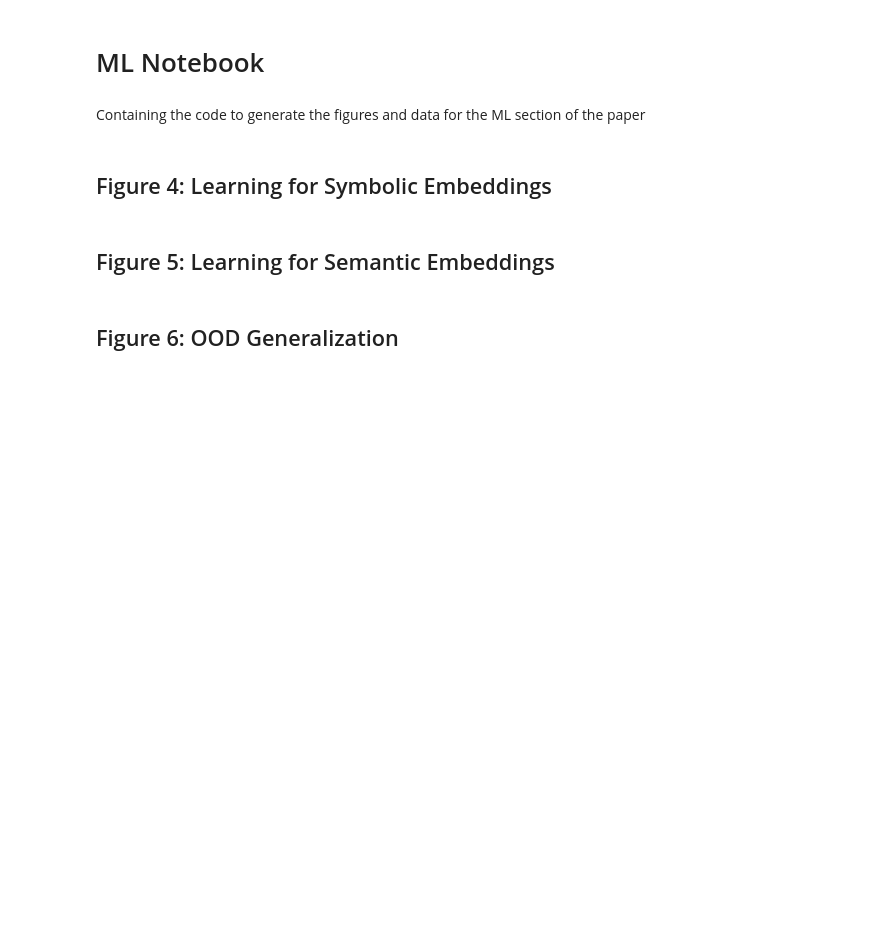
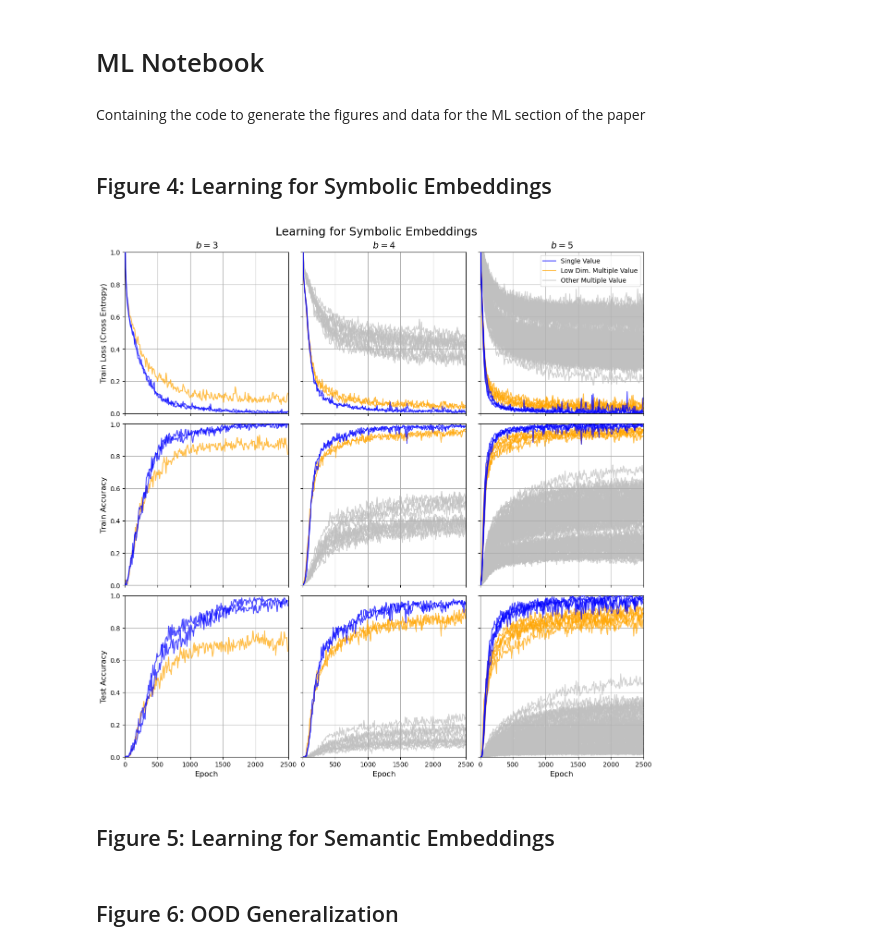
Before and after one commit to cutterdawes/BaseAddition, a Jupyter notebook: ml/ml.ipynb, the cells around one changed output. Saved outputs shown, nothing was run; the diff lists cells and outputs as text; code cells hidden in the pictures; blank space fills up the shorter version.

```diff
--- a/ml/ml.ipynb
+++ b/ml/ml.ipynb
@@ -16,6 +16,9 @@ sys.path.append('../')
 %autoreload 2
 # %% [markdown]
 ## Figure 4: Learning for Symbolic Embeddings
+# %%
+with open('../pickles/carry_tables/all_tables_d1_b2-6.pickle', 'rb') as f:
+    all_tables = pickle.load(f)
 # %%
 with open('../pickles/complexity_measures/est_dim_box_vs_depth.pickle', 'rb') as f:
     est_dim_box_vs_depth = pickle.load(f)
@@ -35,9 +38,9 @@ for i in range(3):
         # get ax, set basic formatting
         ax = axes[j, i]
         ax.grid(True)
-        ax.set_xlim(0, 500)
+        ax.set_xlim(0, 250)
         ax.set_ylim(0)
-        ax.set_xticks(np.linspace(0, 500, 6), np.linspace(0, 5000, 6).astype('int'))
+        ax.set_xticks(np.linspace(0, 250, 6), np.linspace(0, 2500, 6).astype('int'))
 
         # loss plot
         if j == 0:
@@ -58,33 +61,35 @@ for i in range(3):
 
         # training accuracy plot
         if j == 1:
             for dc in learning_metrics.keys():
                 train_acc = learning_metrics[dc]['training_acc']
                 est_dim = est_dim_box_vs_depth[b][dc][3]
                 if len(np.unique(all_tables[b][dc])) == 2:
                     unit, = ax.plot(train_acc, color='blue', alpha=0.7, label='Single Value', zorder=3)
                 elif est_dim > 1.25 and est_dim < 1.5:
                     special_non_unit, = ax.plot(train_acc, color='orange', alpha=0.7, label='Low Dim. Multiple Value', zorder=2)
                 else:
                     non_unit, = ax.plot(train_acc, color='silver', alpha=0.7, label='Other Multiple Value', zorder=1)
             if i == 0:
                 ax.set_ylabel('Train Accuracy', fontsize=12)
 
         # testing accuracy plot
         if j == 2:
             for dc in learning_metrics.keys():
                 test_acc = learning_metrics[dc]['testing_acc']
                 est_dim = est_dim_box_vs_depth[b][dc][3]
                 if len(np.unique(all_tables[b][dc])) == 2:
                     unit, = ax.plot(test_acc, color='blue', alpha=0.7, label='Single Value', zorder=3)
                 elif est_dim > 1.25 and est_dim < 1.5:
                     special_non_unit, = ax.plot(test_acc, color='orange', alpha=0.7, label='Low Dim. Multiple Value', zorder=2)
                 else:
                     non_unit, = ax.plot(test_acc, color='silver', alpha=0.7, label='Other Multiple Value', zorder=1)
             ax.set_xlabel('Epoch', fontsize=12)
             if i == 0:
                 ax.set_ylabel('Test Accuracy', fontsize=12)
     # plt.savefig('../figures/learning_speeds.png', dpi=300)
+# %% [output]
+[figure, added]
 # %% [markdown]
 ## Figure 5: Learning for Semantic Embeddings
 # %%
```
Also changed, not shown: 1 other file.
